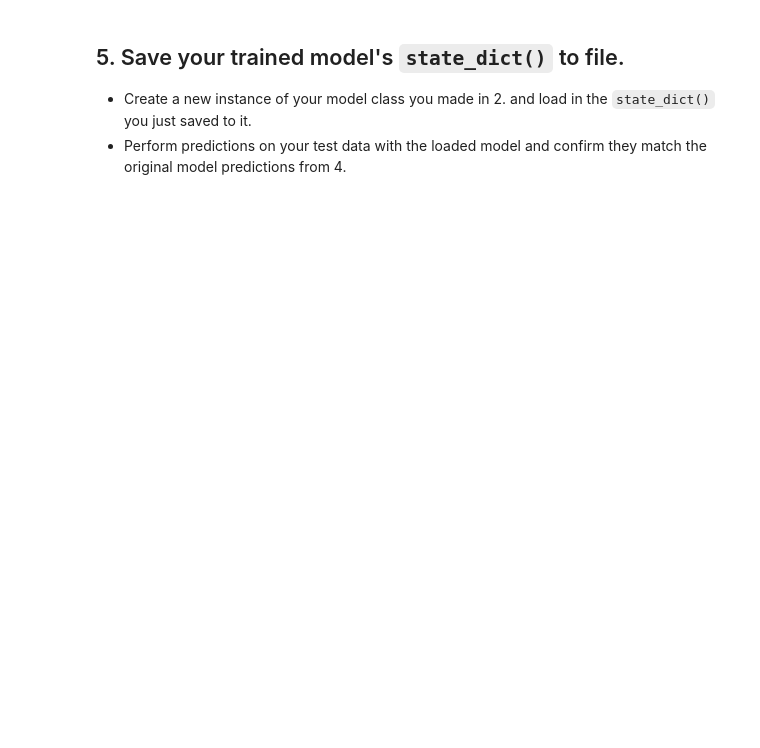
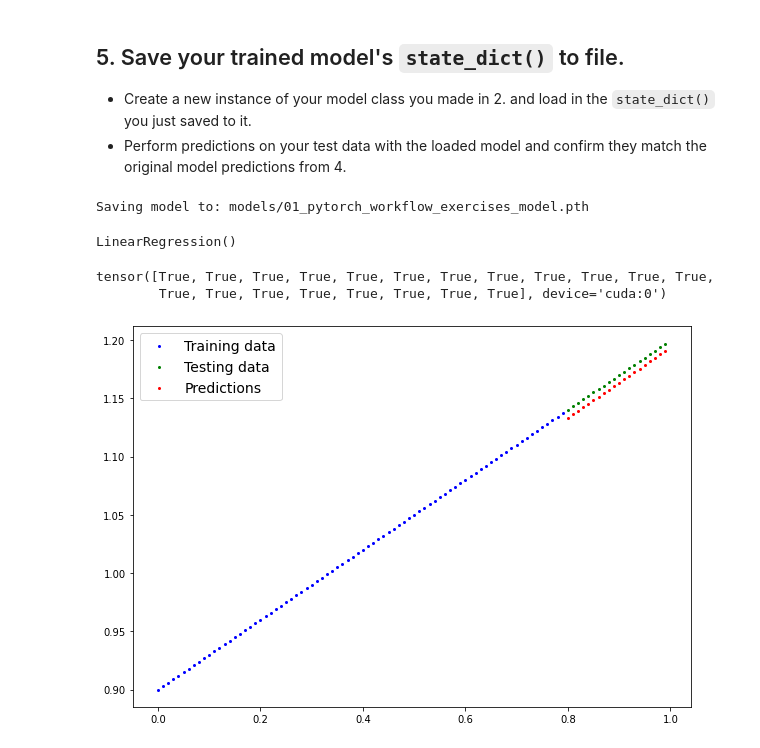
Before and after one commit to mpfmorawski/colab_notebooks, a Jupyter notebook: PyTorch/Learn_PyTorch/exercises/01_pytorch_workflow_exercises.ipynb, the cells around one changed output. Drawn from its saved outputs; the diff is of its cells as text; code cells hidden in the pictures; blank space fills up the shorter version.

Commit message:
Completing exercise 01_pytorch_workflow_exercises.ipynb

```diff
--- a/PyTorch/Learn_PyTorch/exercises/01_pytorch_workflow_exercises.ipynb
+++ b/PyTorch/Learn_PyTorch/exercises/01_pytorch_workflow_exercises.ipynb
@@ -211,12 +211,35 @@ plot_predictions(predictions=y_preds.to('cpu'))
 from pathlib import Path
 
 # 1. Create models directory
-
+MODEL_PATH = Path("models")
+MODEL_PATH.mkdir(parents=True, exist_ok=True)
 
 # 2. Create model save path
+MODEL_NAME = "01_pytorch_workflow_exercises_model.pth"
+MODEL_SAVE_PATH = MODEL_PATH / MODEL_NAME
 
 # 3. Save the model state dict
+print(f"Saving model to: {MODEL_SAVE_PATH}")
+torch.save(obj=model.state_dict(),f=MODEL_SAVE_PATH)
+# %% [output]
+Saving model to: models/01_pytorch_workflow_exercises_model.pth
 # %%
 # Create new instance of model and load saved state dict (make sure to put it on the target device)
+loaded_model = LinearRegression()
+loaded_model.load_state_dict(torch.load(MODEL_SAVE_PATH))
+loaded_model.to(device)
+# %% [output]
+LinearRegression()
 # %%
 # Make predictions with loaded model and compare them to the previous
+loaded_model.eval()
+with torch.inference_mode():
+  new_preds = loaded_model(X_test)
+
+plot_predictions(predictions = new_preds.to('cpu'))
+
+y_preds == new_preds
+# %% [output]
+tensor([True, True, True, True, True, True, True, True, True, True, True, True,
+        True, True, True, True, True, True, True, True], device='cuda:0')
+[figure, added]
```
Also changed, not shown: parts of 3 cells of this notebook.
